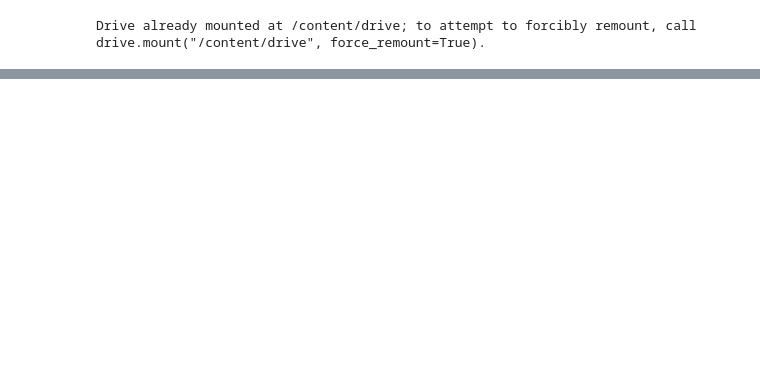
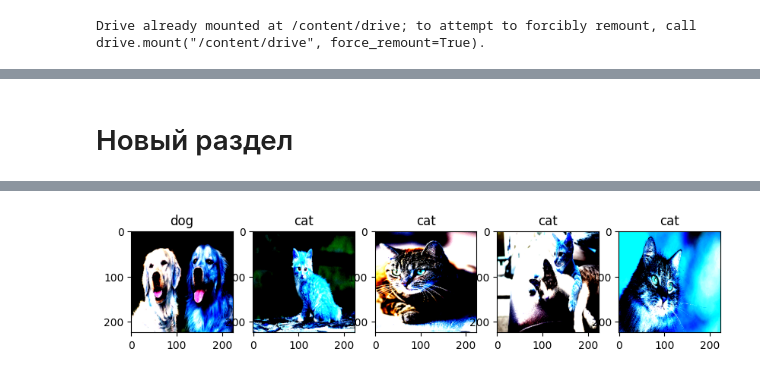
Before and after one commit to SanyaMar/-, a Jupyter notebook: main.ipynb, the cells around one changed output, grey strips where cells are left out. Saved outputs shown, nothing was run; the diff lists cells and outputs as text; code cells hidden in the pictures; blank space fills up the shorter version.

```diff
--- a/main.ipynb
+++ b/main.ipynb
@@ -70,0 +176,32 @@ Name: mark, dtype: int64
+# %%
+class CNN(nn.Module):
+    def __init__(self) -> None:
+        super(CNN, self).__init__()
+
+        self.conv_1 = nn.Conv2d(in_channels=3, out_channels=16, kernel_size=3, stride=2)
+        self.conv_2 = nn.Conv2d(in_channels=16, out_channels=32, kernel_size=3, stride=2)
+
+        self.relu = nn.ReLU()
+        self.dropout = nn.Dropout(0.1)
+        self.max_pool = nn.MaxPool2d(2)
+
+        self.fully_connect1 = nn.Linear(5408, 10)
+        self.fully_connect2 = nn.Linear(10, 1)
+
+    def forward(self, x: torch.tensor) -> torch.tensor:
+        output = self.relu(self.conv_1(x))
+        output = self.max_pool(output)
+        output = self.relu(self.conv_2(output))
+        output = self.max_pool(output)
+        output = torch.flatten(output, start_dim=1)
+        output = self.relu(self.fully_connect1(output))
+        output = torch.sigmoid(self.fully_connect2(output))
+        return output
+# %%
+# parameters = {'lr': [0.001, 0.01, 0.1],
+#               'batch_size' : [16, 32, 48]}
+parameters= {'lr': [0.001, 0.01],
+            'batch_size' : [16]}
+# %%
+device = torch.device("cuda:0") if torch.cuda.is_available() else torch.device("cpu")
+model = CNN().to(device)
@@ -70,0 +330,11 @@ Name: mark, dtype: int64
+# %% [markdown]
+# Новый раздел
+# %%
+plt.figure(figsize=(10, 5))
+
+for j in range(5):
+  index = random.randint(0, 200)
+  plt.subplot(1, 5, j + 1)
+  plt.title("cat" if (1 if  model(test_data[index][0].unsqueeze(dim=0).to(device))[0] >= 0.5 else 0) == 0 else "dog")
+  plt.imshow(test_data[index][0].permute(1, 2, 0).numpy()[:, :, ::-1])
+# %% [output]
@@ -70,0 +346 @@ Name: mark, dtype: int64
+[figure, added]
```
Also changed, not shown: parts of 18 cells of this notebook.
